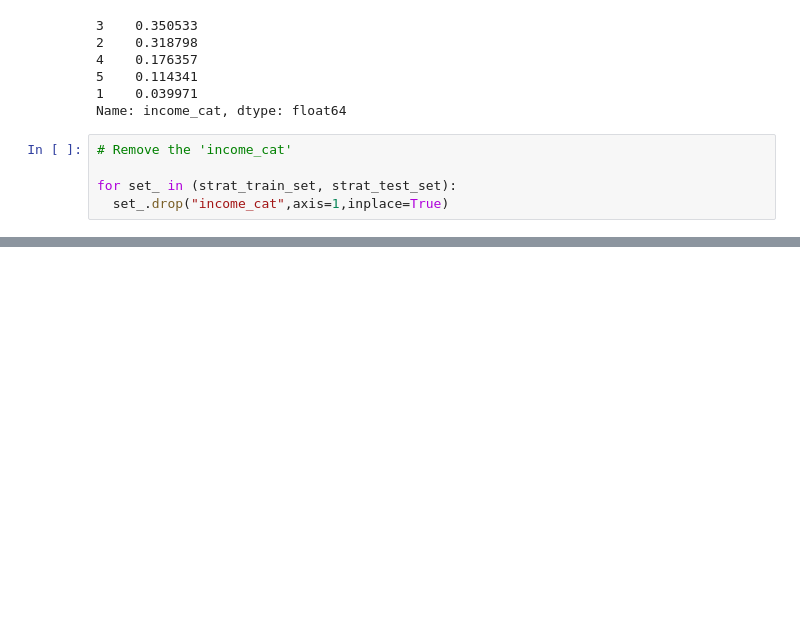
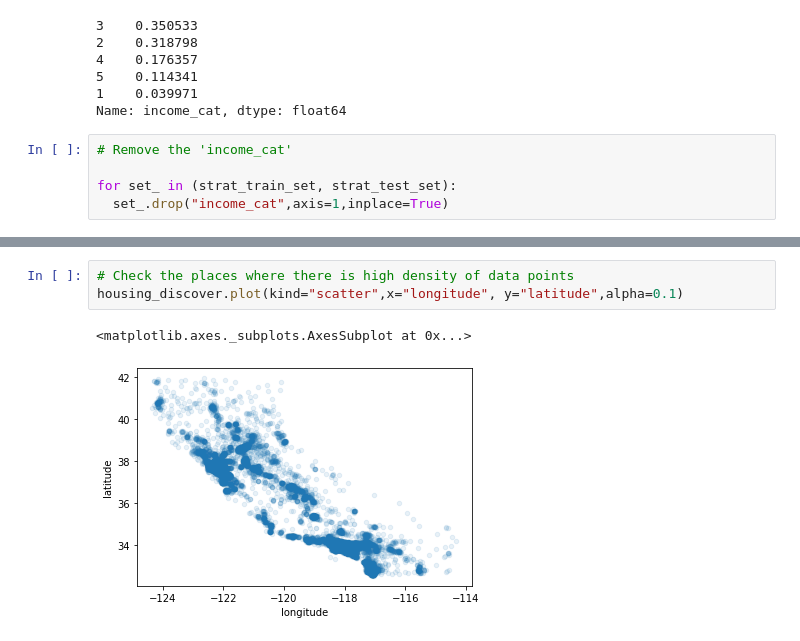
Before and after one commit to adlihs/Edmond, a Jupyter notebook: ML_Scikit_Learn.ipynb, the cells around one changed output, grey strips where cells are left out. Cells and saved outputs as stored; diff of their text form; blank space fills up the shorter version.

```diff
--- a/ML_Scikit_Learn.ipynb
+++ b/ML_Scikit_Learn.ipynb
@@ -216,0 +230,6 @@ for set_ in (strat_train_set, strat_test_set):
+# %%
+# Check the places where there is high density of data points
+housing_discover.plot(kind="scatter",x="longitude", y="latitude",alpha=0.1)
+# %% [output]
+<matplotlib.axes._subplots.AxesSubplot at 0x...>
+[figure, added]
```
Also changed, not shown: parts of 12 cells of this notebook.
